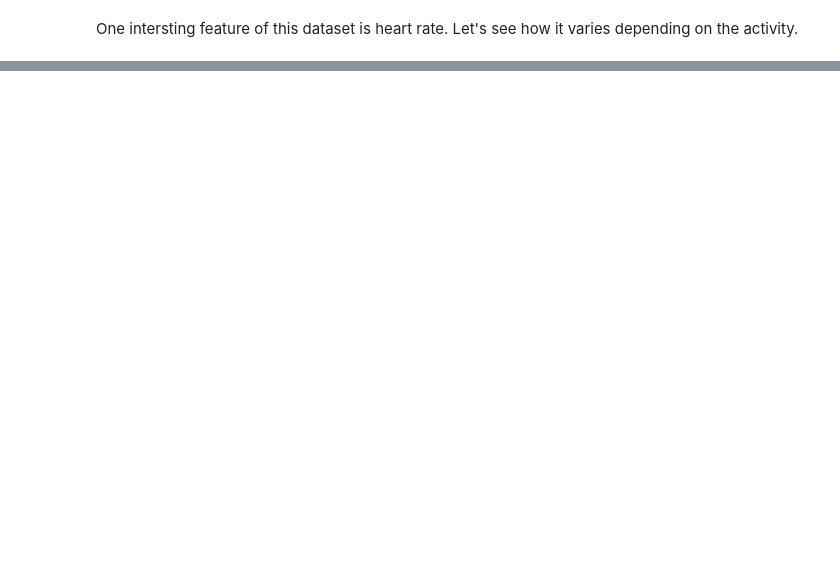
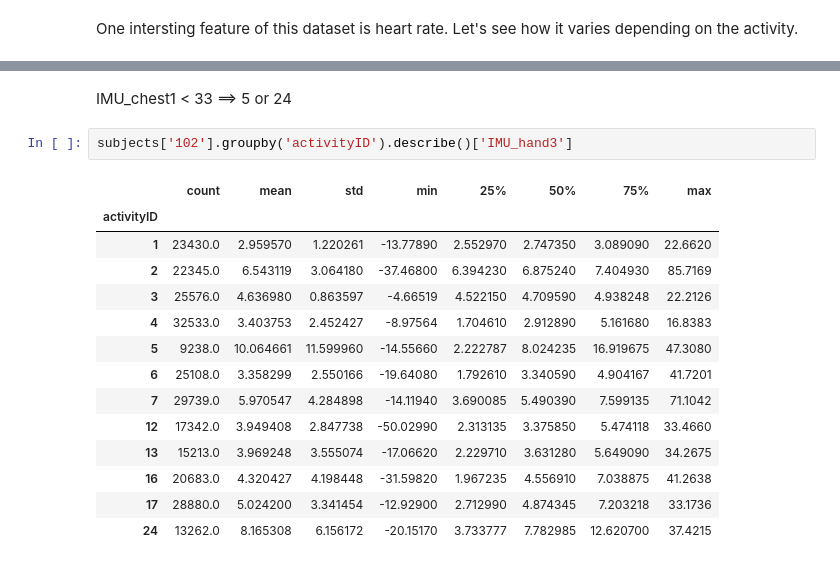
Before and after one commit to chendoy/time-series-pamap2-tf, a Jupyter notebook: workshop_ass2.ipynb, the cells around one changed output, grey strips where cells are left out. Saved outputs shown, nothing was run; the diff lists cells and outputs as text; blank space fills up the shorter version.

```diff
--- a/workshop_ass2.ipynb
+++ b/workshop_ass2.ipynb
@@ -128,0 +216,19 @@ TODO:
+# %% [markdown]
+IMU_chest1 < 33 ==> 5 or 24
+# %%
+subjects['102'].groupby('activityID').describe()['IMU_hand3']
+# %% [output]
+|  | count | mean | std | min | 25% | 50% | 75% | max |
+| activityID |  |  |  |  |  |  |  |  |
+| 1 | 23430.0 | 2.959570 | 1.220261 | -13.77890 | 2.552970 | 2.747350 | 3.089090 | 22.6620 |
+| 2 | 22345.0 | 6.543119 | 3.064180 | -37.46800 | 6.394230 | 6.875240 | 7.404930 | 85.7169 |
+| 3 | 25576.0 | 4.636980 | 0.863597 | -4.66519 | 4.522150 | 4.709590 | 4.938248 | 22.2126 |
+| 4 | 32533.0 | 3.403753 | 2.452427 | -8.97564 | 1.704610 | 2.912890 | 5.161680 | 16.8383 |
+| 5 | 9238.0 | 10.064661 | 11.599960 | -14.55660 | 2.222787 | 8.024235 | 16.919675 | 47.3080 |
+| 6 | 25108.0 | 3.358299 | 2.550166 | -19.64080 | 1.792610 | 3.340590 | 4.904167 | 41.7201 |
+| 7 | 29739.0 | 5.970547 | 4.284898 | -14.11940 | 3.690085 | 5.490390 | 7.599135 | 71.1042 |
+| 12 | 17342.0 | 3.949408 | 2.847738 | -50.02990 | 2.313135 | 3.375850 | 5.474118 | 33.4660 |
+| 13 | 15213.0 | 3.969248 | 3.555074 | -17.06620 | 2.229710 | 3.631280 | 5.649090 | 34.2675 |
+| 16 | 20683.0 | 4.320427 | 4.198448 | -31.59820 | 1.967235 | 4.556910 | 7.038875 | 41.2638 |
+| 17 | 28880.0 | 5.024200 | 3.341454 | -12.92900 | 2.712990 | 4.874345 | 7.203218 | 33.1736 |
+| 24 | 13262.0 | 8.165308 | 6.156172 | -20.15170 | 3.733777 | 7.782985 | 12.620700 | 37.4215 |
```
Also changed, not shown: parts of 17 cells of this notebook.
